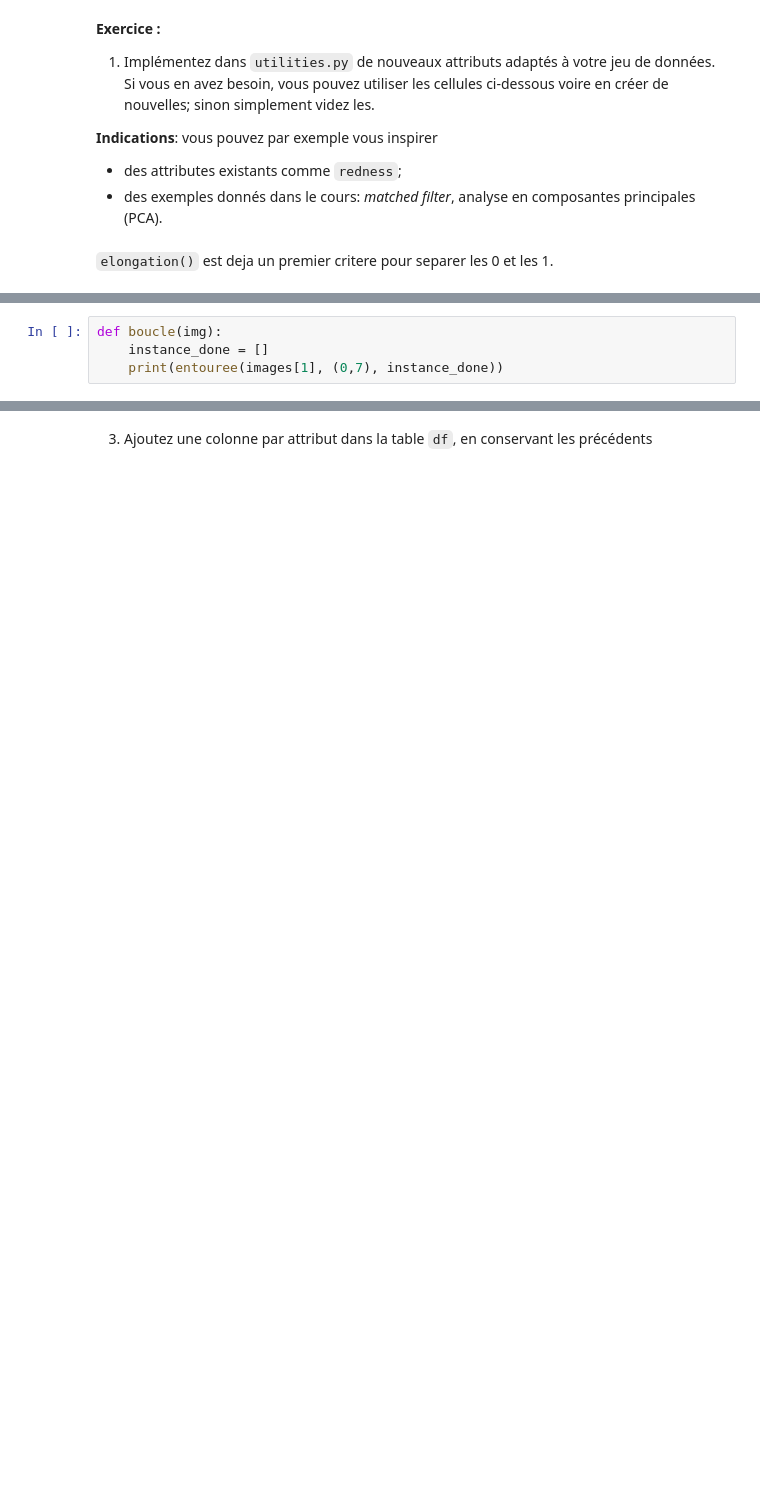
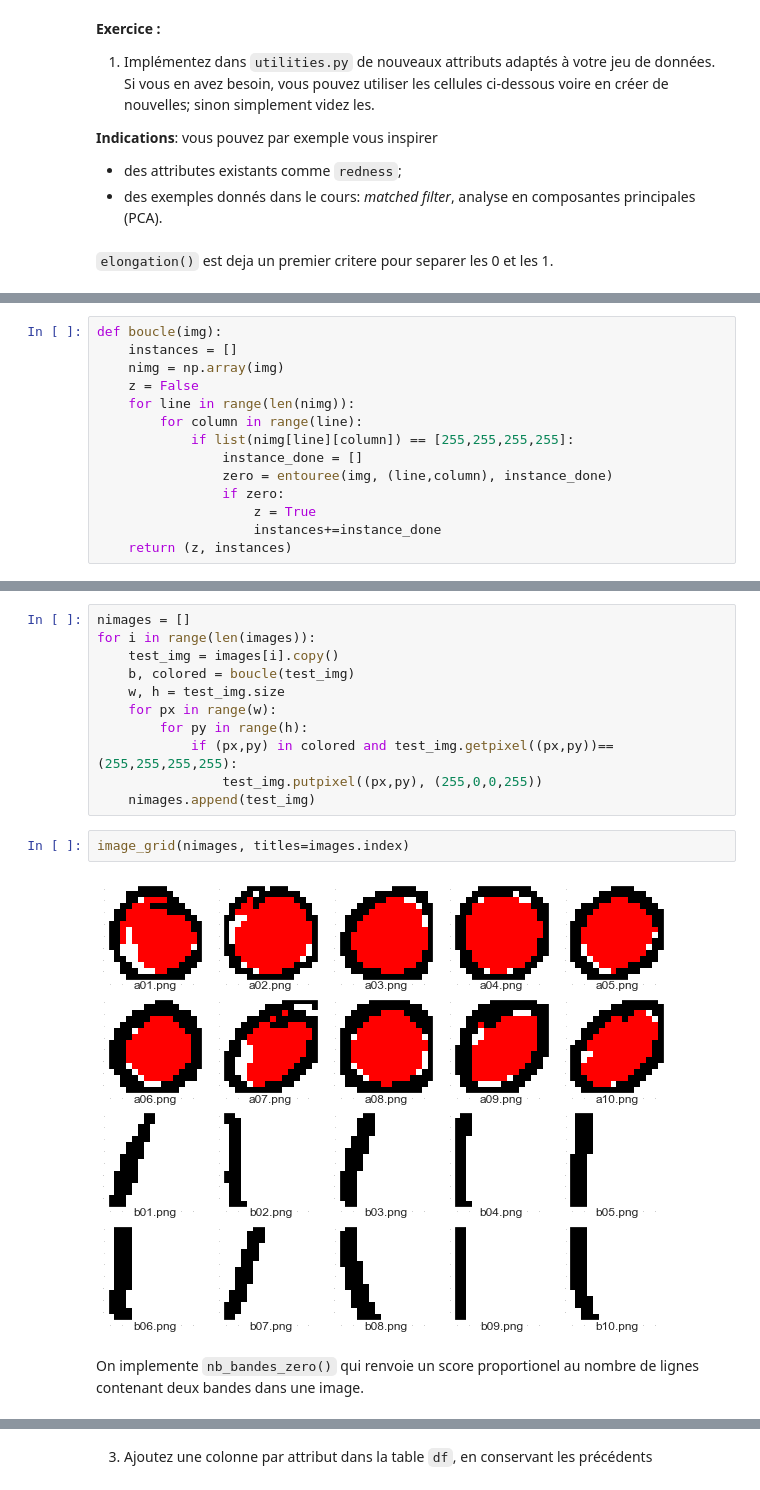
Before and after one commit to MK8BK/SDprojet_image_s2, a Jupyter notebook: 4_analyse_de_donnees.ipynb, the cells around one changed output, grey strips where cells are left out. Cells and saved outputs as stored; diff of their text form; blank space fills up the shorter version.

```diff
--- a/4_analyse_de_donnees.ipynb
+++ b/4_analyse_de_donnees.ipynb
@@ -183,4 +158,14 @@ False
 # %%
 def boucle(img):
-    instance_done = []
-    print(entouree(images[1], (0,7), instance_done))
+    instances = []
+    nimg = np.array(img)
+    z = False
+    for line in range(len(nimg)):
+        for column in range(line):
+            if list(nimg[line][column]) == [255,255,255,255]:
+                instance_done = []
+                zero = entouree(img, (line,column), instance_done)
+                if zero:
+                    z = True
+                    instances+=instance_done
+    return (z, instances)
@@ -187 +174,18 @@ def boucle(img):
+# %%
+nimages = []
+for i in range(len(images)):
+    test_img = images[i].copy()
+    b, colored = boucle(test_img)
+    w, h = test_img.size
+    for px in range(w):
+        for py in range(h):
+            if (px,py) in colored and test_img.getpixel((px,py))==(255,255,255,255):
+                test_img.putpixel((px,py), (255,0,0,255))
+    nimages.append(test_img)
+# %%
+image_grid(nimages, titles=images.index)
+# %% [output]
+[figure, added]
+# %% [markdown]
+On implemente `nb_bandes_zero()` qui renvoie un score proportionel au nombre de lignes contenant deux bandes dans une image.
 # %%
```
Also changed, not shown: parts of 16 cells of this notebook, 1 other file.
